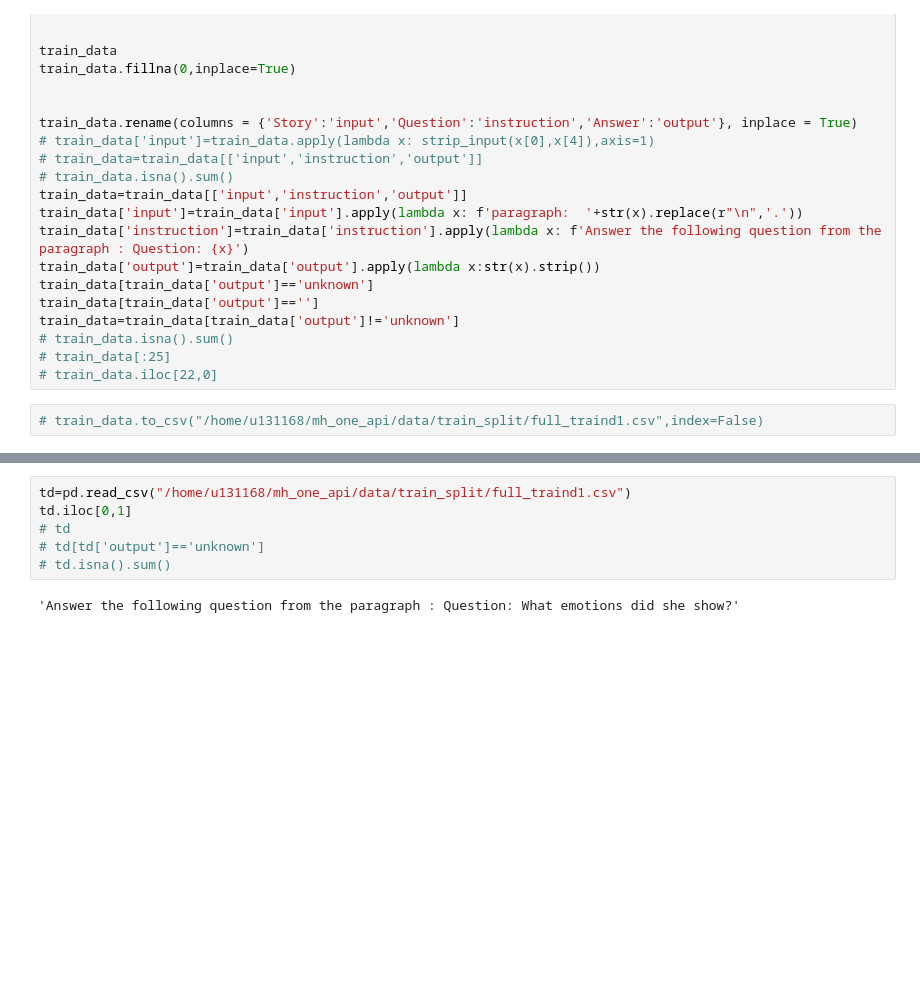
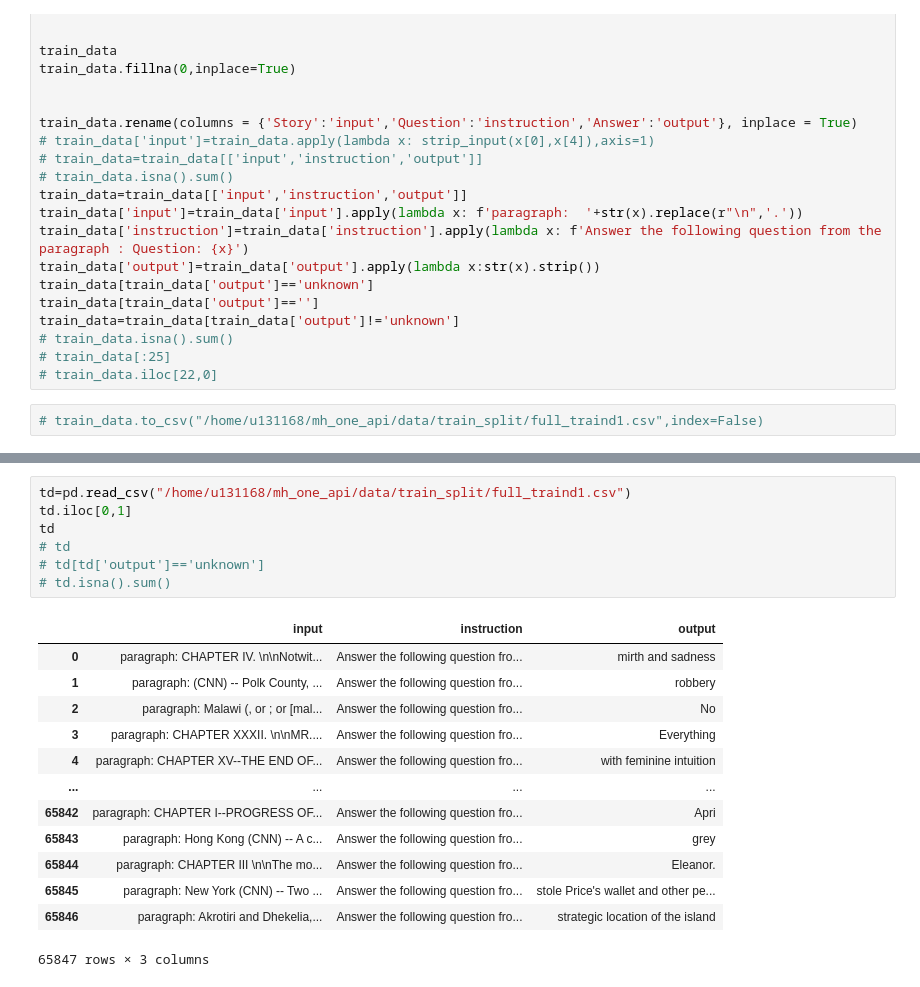
Before and after one commit to redR0b0t/mh_one_api, a Jupyter notebook: model/format_traind.ipynb, the cells around one changed output, grey strips where cells are left out. Saved outputs shown, nothing was run; the diff lists cells and outputs as text; blank space fills up the shorter version.

```diff
--- a/model/format_traind.ipynb
+++ b/model/format_traind.ipynb
@@ -60,8 +60,21 @@ f_traind_v1
 # %%
 td=pd.read_csv("/home/u131168/mh_one_api/data/train_split/full_traind1.csv")
 td.iloc[0,1]
+td
 # td
 # td[td['output']=='unknown']
 # td.isna().sum()
 # %% [output]
+|  | input | instruction | output |
+| 0 | paragraph: CHAPTER IV. \n\nNotwit... | Answer the following question fro... | mirth and sadness |
+| 1 | paragraph: (CNN) -- Polk County, ... | Answer the following question fro... | robbery |
+| 2 | paragraph: Malawi (, or ; or [mal... | Answer the following question fro... | No |
+| 3 | paragraph: CHAPTER XXXII. \n\nMR.... | Answer the following question fro... | Everything |
+| 4 | paragraph: CHAPTER XV--THE END OF... | Answer the following question fro... | with feminine intuition |
+| ... | ... | ... | ... |
+| 65842 | paragraph: CHAPTER I--PROGRESS OF... | Answer the following question fro... | Apri |
+| 65843 | paragraph: Hong Kong (CNN) -- A c... | Answer the following question fro... | grey |
+| 65844 | paragraph: CHAPTER III \n\nThe mo... | Answer the following question fro... | Eleanor. |
+| 65845 | paragraph: New York (CNN) -- Two ... | Answer the following question fro... | stole Price's wallet and other pe... |
+| 65846 | paragraph: Akrotiri and Dhekelia,... | Answer the following question fro... | strategic location of the island |
-'Answer the following question from the paragraph : Question: What emotions did she show?'
+65847 rows × 3 columns
```
Also changed, not shown: parts of 1 cell of this notebook, 11 other files.
